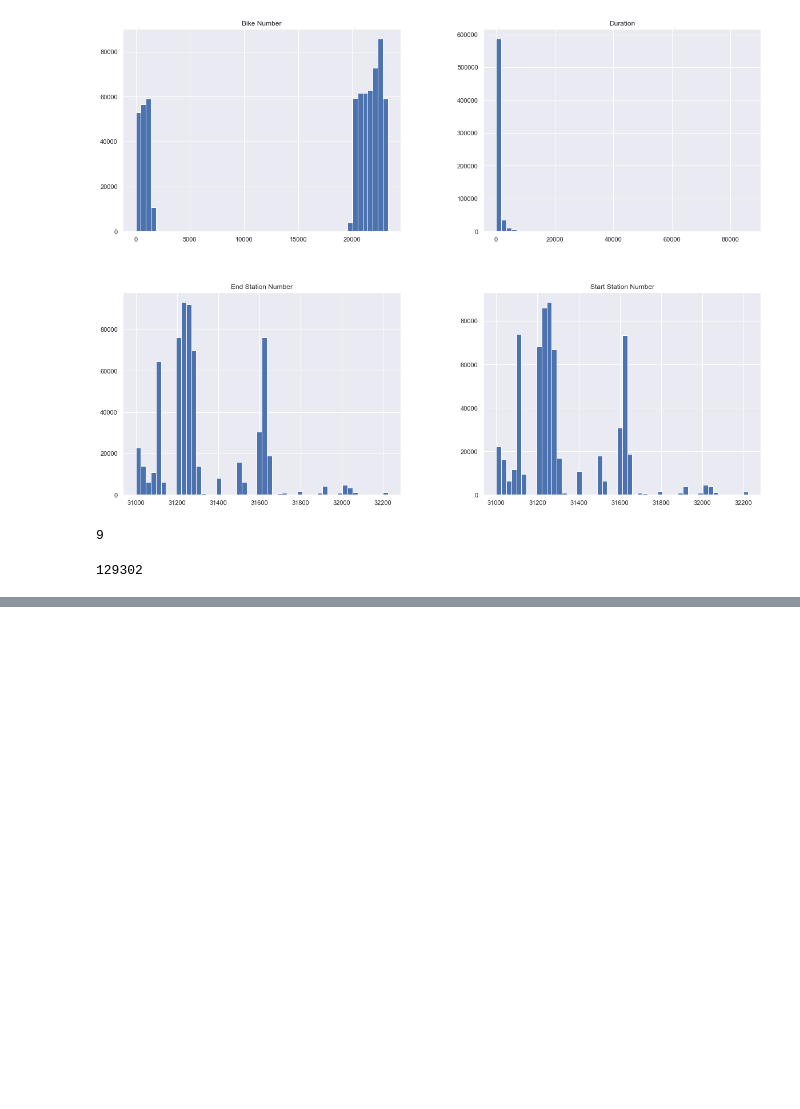
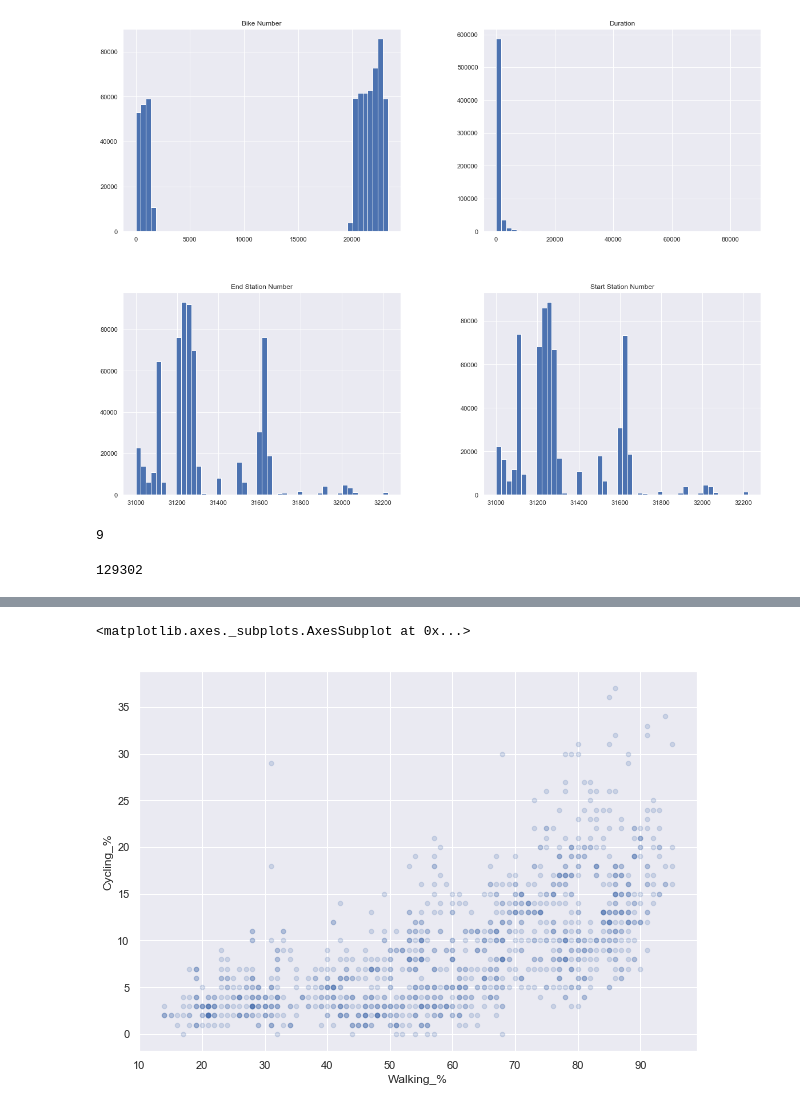
Before and after one commit to Urban-Analytics/SmartSocialCity, a Jupyter notebook: Machine Learning/Bike Sharing Project/data_modelling_bike_sharing_london.ipynb, the cells around one changed output, grey strips where cells are left out. Drawn from its saved outputs; the diff is of its cells as text; code cells hidden in the pictures; blank space fills up the shorter version.

```diff
--- a/Machine Learning/Bike Sharing Project/data_modelling_bike_sharing_london.ipynb
+++ b/Machine Learning/Bike Sharing Project/data_modelling_bike_sharing_london.ipynb
@@ -464,0 +542,6 @@ train_set, test_set = train_test_by_id(by_id, 0.2, "index")
+# %%
+# If we want to see the high density points, we can set alpha to 0.1
+dataframe_journeys.plot(kind = "scatter", x = "Walking_%", y = "Cycling_%", alpha = 0.2, figsize = (10, 7))
+# %% [output]
+<matplotlib.axes._subplots.AxesSubplot at 0x...>
+[figure, added]
```
Also changed, not shown: parts of 16 cells of this notebook, 1 other file.
